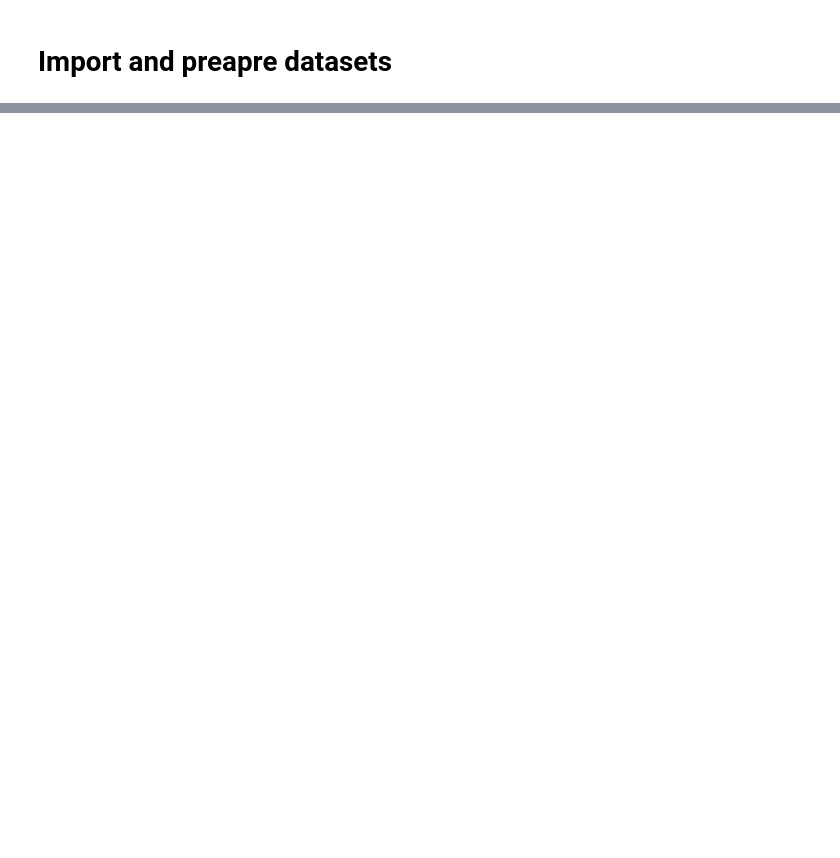
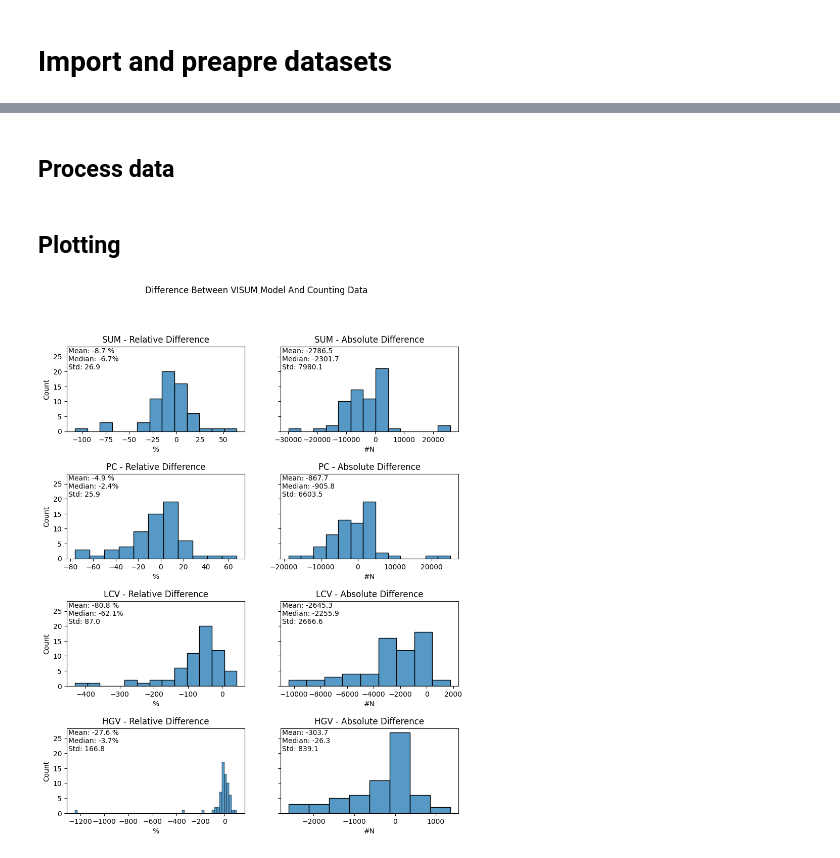
Before and after one commit to tum-esm/drive-inventory, a Jupyter notebook: notebooks/visum_counting_validation.ipynb, the cells around one changed output, grey strips where cells are left out. Drawn from its saved outputs; the diff is of its cells as text; code cells hidden in the pictures; blank space fills up the shorter version.

Commit message:
finished counting validation notebook

```diff
--- a/notebooks/visum_counting_validation.ipynb
+++ b/notebooks/visum_counting_validation.ipynb
@@ -90,0 +49,5 @@ volume_sum_2019
+# %%
+def iqr_mean(input, iqr_range =(2.5, 97.5)):
+    lower_bound = np.percentile(input, iqr_range[0])
+    upper_bound = np.percentile(input, iqr_range[1])
+    return np.mean(input[(input >= lower_bound) & (input <= upper_bound)])
@@ -90,0 +59,4 @@ volume_sum_2019
+# %%
+def calc_sqv(Observed, Model, f=10000):
+    # f = 10000 is the recommended factor for daily volumes
+    return 1/(1 + sqrt(pow( Model - Observed, 2) / (f * Observed)))
@@ -90,0 +68,44 @@ volume_sum_2019
+# %% [markdown]
+## Process data
+# %%
+mean_normweekday_2019 = cnt_data_normweekday_2019.groupby(['road_link_id', 'vehicle_class'])['daily_value'].apply(iqr_mean)
+mean_normweekday_2019 = mean_normweekday_2019.reset_index().pivot(index='road_link_id', columns = 'vehicle_class')
+# combine visum and counting data
+combined = pd.concat([visum_sum, mean_normweekday_2019], axis =1).dropna()
+
+for vc in  ['SUM', 'PC', 'HGV', 'LCV']:
+    combined[f'{vc}_diff'] = combined[('daily_value', vc)] - combined[f'dtv_{vc}']
+    combined[f'{vc}_diff_r'] = (combined[f'{vc}_diff']/combined[('daily_value', vc)])*100
+
+combined['sqv_SUM'] = combined.apply(lambda row: calc_sqv(Observed=row[('daily_value', 'SUM')], Model = row['dtv_SUM']), axis = 1)
+# %% [markdown]
+## Plotting
+# %%
+fig, ax  = plt.subplots(4,2, figsize = (10,12), squeeze=False, sharey=True)
+
+data = combined
+i = 0
+for vc in ['SUM', 'PC', 'LCV', 'HGV']:
+
+    data_col1 = data[f'{vc}_diff']
+    data_col2 = data[f'{vc}_diff_r']
+
+    sns.histplot(ax = ax[i, 0], data=data_col2)
+    sns.histplot(ax = ax[i, 1], data=data_col1)
+    ax[i, 0].set_title(f'{vc} - Relative Difference')
+    ax[i, 1].set_title(f'{vc} - Absolute Difference')
+    ax[i, 1].set_xlabel('#N')
+    ax[i, 0].set_xlabel('%')
+
+    text = f'Mean: {data_col2.mean():.1f} %\nMedian: {data_col2.median():.1f}%\nStd: {data_col2.std():.1f}'
+    ax[i,0].text(.01, .99, text, ha='left', va='top', transform=ax[i,0].transAxes)
+
+    text = f'Mean: {data_col1.mean():.1f}\nMedian: {data_col1.median():.1f}\nStd: {data_col1.std():.1f}'
+    ax[i,1].text(.01, .99, text, ha='left', va='top', transform=ax[i,1].transAxes)
+
+    i+=1
+
+fig.suptitle('Difference Between VISUM Model And Counting Data')
+plt.subplots_adjust(hspace=0.5)
+# %% [output]
+[figure, added]
```
Also changed, not shown: parts of 11 cells of this notebook.
